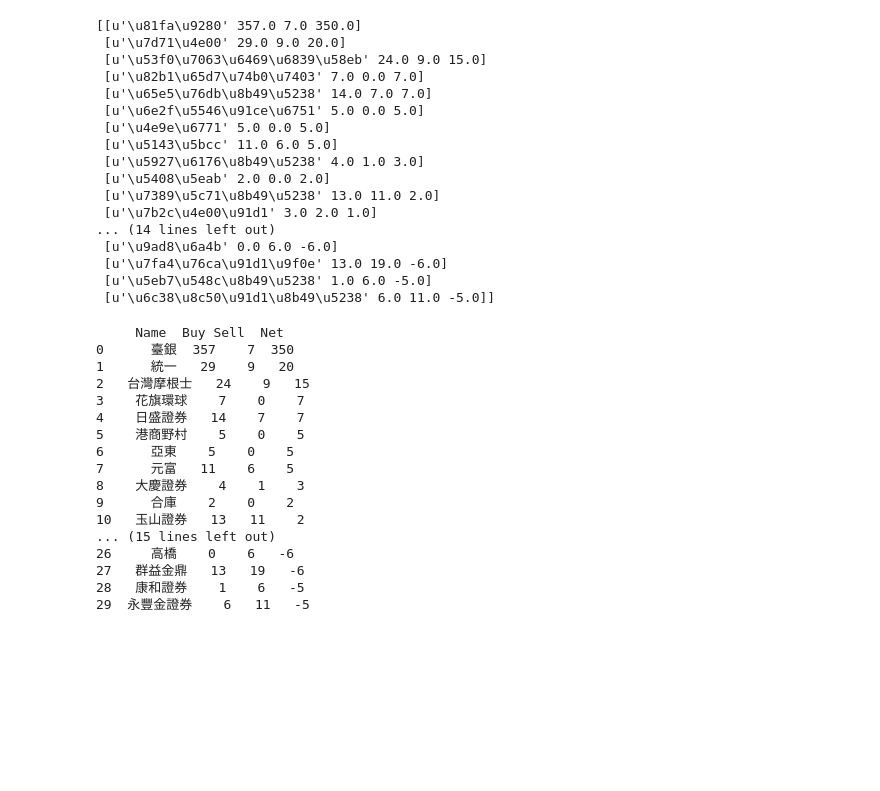
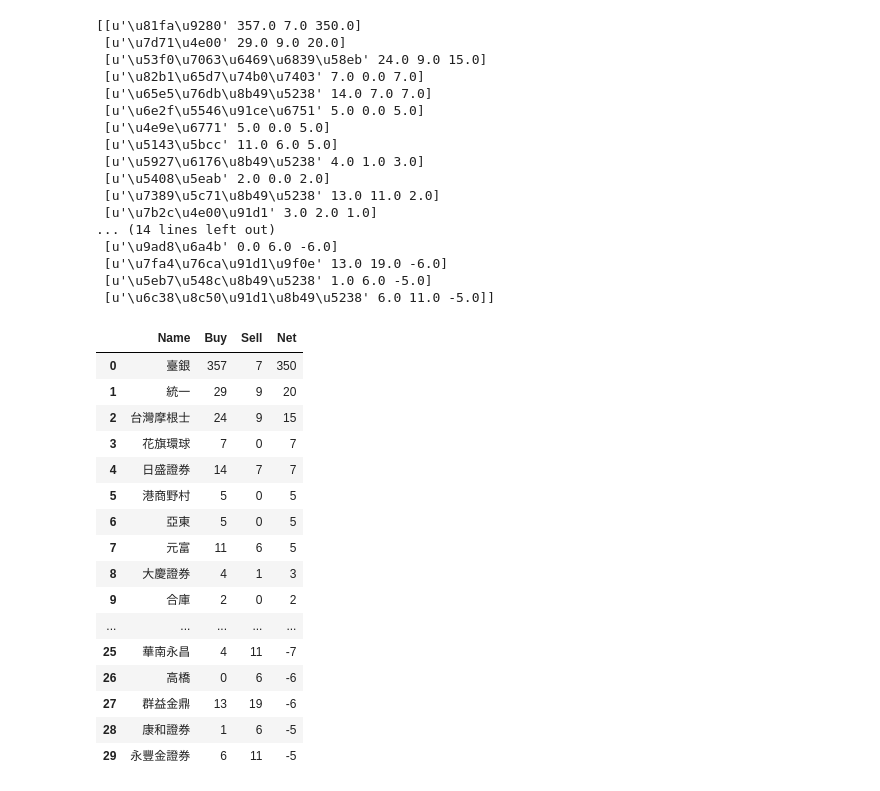
Before and after one commit to c3h3/NCCU-PyData-Courses-2013Spring, a Jupyter notebook: try_ipynb/Lecture2_WebCrawler.ipynb, the cells around one changed output. Drawn from its saved outputs; the diff is of its cells as text; code cells hidden in the pictures; blank space fills up the shorter version.

```diff
--- a/try_ipynb/Lecture2_WebCrawler.ipynb
+++ b/try_ipynb/Lecture2_WebCrawler.ipynb
@@ -158,5 +155,9 @@ import numpy as np
 # %%
 res = requests.get("http://tw.stock.yahoo.com/d/s/major_2451.html")
 tables = pd.read_html(res.text)
-print tables[6]
+
+data_table = [one_table for one_table in tables if one_table.values.shape==(16,8)][0]
+
+#print tables[6]
+print data_table
 # %% [output]
@@ -179,7 +179,7 @@ enc_params =
 14     日茂    0   0    0   康和證券    1    6  -5
 15   致和證券    0   0    0  永豐金證券    6   11  -5
 # %%
-pre_df = np.r_[ tables[6].values[1:,0:4], tables[6].values[1:,4:]]
+pre_df = np.r_[ data_table.values[1:,0:4], data_table.values[1:,4:]]
 print pre_df
 # %% [output]
 [[u'\u81fa\u9280' 357.0 7.0 350.0]
@@ -202,25 +202,25 @@ print pre_df
 # %%
 df = pd.DataFrame(pre_df)
 df.columns = ["Name","Buy","Sell","Net"]
-print df
+df
 # %% [output]
-     Name  Buy Sell  Net
-0      臺銀  357    7  350
-1      統一   29    9   20
-2   台灣摩根士   24    9   15
-3    花旗環球    7    0    7
-4    日盛證券   14    7    7
-5    港商野村    5    0    5
-6      亞東    5    0    5
-7      元富   11    6    5
-8    大慶證券    4    1    3
-9      合庫    2    0    2
-10   玉山證券   13   11    2
-... (15 lines left out)
-26     高橋    0    6   -6
-27   群益金鼎   13   19   -6
-28   康和證券    1    6   -5
-29  永豐金證券    6   11   -5
+|  | Name | Buy | Sell | Net |
+| 0 | 臺銀 | 357 | 7 | 350 |
+| 1 | 統一 | 29 | 9 | 20 |
+| 2 | 台灣摩根士 | 24 | 9 | 15 |
+| 3 | 花旗環球 | 7 | 0 | 7 |
+| 4 | 日盛證券 | 14 | 7 | 7 |
+| 5 | 港商野村 | 5 | 0 | 5 |
+| 6 | 亞東 | 5 | 0 | 5 |
+| 7 | 元富 | 11 | 6 | 5 |
+| 8 | 大慶證券 | 4 | 1 | 3 |
+| 9 | 合庫 | 2 | 0 | 2 |
+| ... | ... | ... | ... | ... |
+| 25 | 華南永昌 | 4 | 11 | -7 |
+| 26 | 高橋 | 0 | 6 | -6 |
+| 27 | 群益金鼎 | 13 | 19 | -6 |
+| 28 | 康和證券 | 1 | 6 | -5 |
+| 29 | 永豐金證券 | 6 | 11 | -5 |
 # %%
 def get_stock_major_info(stock_id):
     res = requests.get("http://tw.stock.yahoo.com/d/s/major_%s.html" % str(stock_id))
```
Also changed, not shown: parts of 13 cells of this notebook, 6 other files.
